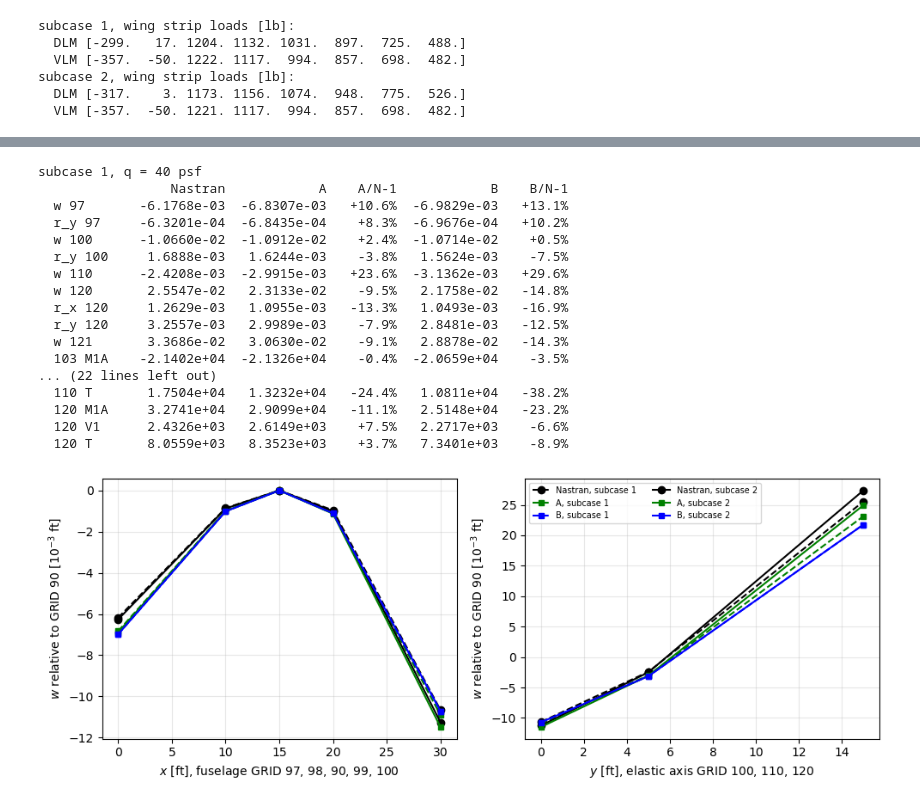
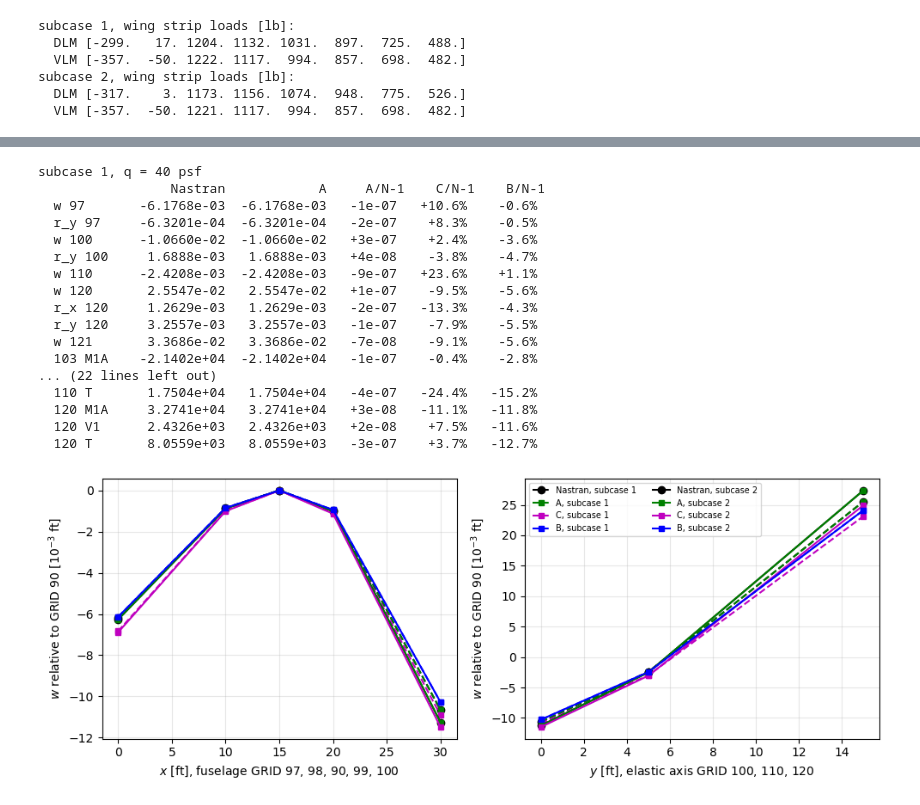
Before and after one commit to saullocastro/pyfe3d, a Jupyter notebook: doc/source/tut-inertia-relief-aircraft-ha144a.ipynb, the cells around one changed output, grey strips where cells are left out. Drawn from its saved outputs; the diff is of its cells as text; code cells hidden in the pictures.

```diff
--- a/doc/source/tut-inertia-relief-aircraft-ha144a.ipynb
+++ b/doc/source/tut-inertia-relief-aircraft-ha144a.ipynb
@@ -613,9 +727,10 @@ about the centre of gravity $C_{m,cg} = C_{m,90} + C_L (\bar{x} - 15)/c$; the
 published elastic trim is ANGLEA and ELEV of the listing (pp. 199, 201).
 # %%
 def trim(fz0, fza, fzd, q):
+    # moments of the forces at the vortex centres p0
     A = q*np.array([[fza.sum(), fzd.sum()],
-                    [(fza*(xcg - box_pts[:, 0])).sum(), (fzd*(xcg - box_pts[:, 0])).sum()]])
-    b = np.array([W - q*fz0.sum(), -q*(fz0*(xcg - box_pts[:, 0])).sum()])
+                    [(fza*(xcg - p0[:, 0])).sum(), (fzd*(xcg - p0[:, 0])).sum()]])
+    b = np.array([W - q*fz0.sum(), -q*(fz0*(xcg - p0[:, 0])).sum()])
     return np.linalg.solve(A, b)
 
 
@@ -634,7 +749,7 @@ for sc, q in Q_SC.items():
     al, de = trim(f0, fa_, fd_, q)
     FB[sc] = q*(f0 + al*fa_ + de*fd_)
     assert np.isclose(FB[sc].sum(), W, rtol=1e-12)
-    assert abs((FB[sc]*(xcg - box_pts[:, 0])).sum()) < 1e-9*W*c
+    assert abs((FB[sc]*(xcg - p0[:, 0])).sum()) < 1e-9*W*c
     alr, der = trim_nastran_rigid(q)
     print('subcase %d, q = %4.0f psf: alpha, delta [deg] VLM %7.3f %7.3f | '
           'Nastran rigid %7.3f %7.3f | Nastran elastic %7.3f %7.3f'
@@ -714,13 +832,18 @@ carries the weight of GRID 97 only.
 # %%
 resB = {}
 for sc in (1, 2):
-    out = solve_inertia_relief(model, aero_loads(FB[sc]) + fw)
+    # the forces act at the vortex centres p0, moved to the box centres
+    fa = aero_loads_spline(FB[sc], pts=p0)
+    dres = abs(resultant(model, fa, xcg_pt) - resultant_aero(FB[sc], p0)).max()
+    out = solve_inertia_relief(model, fa + fw)
     bf = bar_forces(model, out['ufull'])
     print('subcase %d: accelerations %s, |Phi^T F_tot| = %.1e lb, reactions at GRID 90 %s'
           % (sc, np.array2string(out['acc'], precision=1),
              abs(out['Phi'].T @ out['ftot']).max(), np.array2string(out['Rref'], precision=1)))
     print('  element 101: M1A = %.2e, M1B = %.6e lb ft, V1 = %.6e lb'
           % tuple(bf[101][:3]))
+    print('  |resultant transferred - resultant of the VLM forces| = %.1e' % dres)
+    assert dres < 1e-10*W*c_ref
     assert abs(out['acc']).max() < 1e-10*G_ACC
     assert abs(out['Phi'].T @ out['ftot']).max() < 1e-9*W
     assert abs(out['Rref']).max() < 1e-9*W
@@ -760,66 +889,68 @@ frows = [('103 M1A', 103, 0), ('103 M1B', 103, 1), ('103 V1', 103, 2),
          ('120 M1A', 120, 0), ('120 V1', 120, 2), ('120 T', 120, 3)]
 for sc in (1, 2):
     print('subcase %d, q = %.0f psf' % (sc, Q_SC[sc]))
-    print('  %-9s %12s %12s %8s %12s %8s' % ('', 'Nastran', 'A', 'A/N-1', 'B', 'B/N-1'))
-    uA, uB = resA[sc]['ufull'], resB[sc]['ufull']
+    print('  %-9s %12s %12s %9s %8s %8s' % ('', 'Nastran', 'A', 'A/N-1', 'C/N-1', 'B/N-1'))
+    uA, uB, uC = resA[sc]['ufull'], resB[sc]['ufull'], resC[sc]['ufull']
     for lab, g, k in rows:
         n = DISP_PUB[sc][g][k]
-        a, b = uA[DOF*idx[g] + 2 + k], uB[DOF*idx[g] + 2 + k]
-        print('  %-9s %12.4e %12.4e %+7.1f%% %12.4e %+7.1f%%' % (lab, n, a, 100*(a/n - 1),
-                                                               b, 100*(b/n - 1)))
-    bA, bB = bar_forces(model, uA), bar_forces(model, uB)
+        a, b, cc = (u_[DOF*idx[g] + 2 + k] for u_ in (uA, uB, uC))
+        print('  %-9s %12.4e %12.4e %+8.0e %+7.1f%% %+7.1f%%' % (
+            lab, n, a, a/n - 1, 100*(cc/n - 1), 100*(b/n - 1)))
+        assert abs(a/n - 1) < 1e-5
+    bA, bB, bC = (bar_forces(model, u_) for u_ in (uA, uB, uC))
     for lab, e, k in frows:
         n = BAR_PUB[sc][e][k]
         if np.isnan(n):
             continue
-        a, b = bA[e][k], bB[e][k]
-        print('  %-9s %12.4e %12.4e %+7.1f%% %12.4e %+7.1f%%' % (lab, n, a, 100*(a/n - 1),
-                                                               b, 100*(b/n - 1)))
+        a, b, cc = bA[e][k], bB[e][k], bC[e][k]
+        print('  %-9s %12.4e %12.4e %+8.0e %+7.1f%% %+7.1f%%' % (
+            lab, n, a, a/n - 1, 100*(cc/n - 1), 100*(b/n - 1)))
+        assert abs(a/n - 1) < 1e-5
 # %% [output]
 subcase 1, q = 40 psf
-                 Nastran            A    A/N-1            B    B/N-1
-  w 97       -6.1768e-03  -6.8307e-03   +10.6%  -6.9829e-03   +13.1%
-  r_y 97     -6.3201e-04  -6.8435e-04    +8.3%  -6.9676e-04   +10.2%
-  w 100      -1.0660e-02  -1.0912e-02    +2.4%  -1.0714e-02    +0.5%
-  r_y 100     1.6888e-03   1.6244e-03    -3.8%   1.5624e-03    -7.5%
-  w 110      -2.4208e-03  -2.9915e-03   +23.6%  -3.1362e-03   +29.6%
-  w 120       2.5547e-02   2.3133e-02    -9.5%   2.1758e-02   -14.8%
-  r_x 120     1.2629e-03   1.0955e-03   -13.3%   1.0493e-03   -16.9%
-  r_y 120     3.2557e-03   2.9989e-03    -7.9%   2.8481e-03   -12.5%
-  w 121       3.3686e-02   3.0630e-02    -9.1%   2.8878e-02   -14.3%
-  103 M1A    -2.1402e+04  -2.1326e+04    -0.4%  -2.0659e+04    -3.5%
+                 Nastran            A     A/N-1    C/N-1    B/N-1
+  w 97       -6.1768e-03  -6.1768e-03   -1e-07   +10.6%    -0.6%
+  r_y 97     -6.3201e-04  -6.3201e-04   -2e-07    +8.3%    -0.5%
+  w 100      -1.0660e-02  -1.0660e-02   +3e-07    +2.4%    -3.6%
+  r_y 100     1.6888e-03   1.6888e-03   +4e-08    -3.8%    -4.7%
+  w 110      -2.4208e-03  -2.4208e-03   -9e-07   +23.6%    +1.1%
+  w 120       2.5547e-02   2.5547e-02   +1e-07    -9.5%    -5.6%
+  r_x 120     1.2629e-03   1.2629e-03   -2e-07   -13.3%    -4.3%
+  r_y 120     3.2557e-03   3.2557e-03   -1e-07    -7.9%    -5.5%
+  w 121       3.3686e-02   3.3686e-02   -7e-08    -9.1%    -5.6%
+  103 M1A    -2.1402e+04  -2.1402e+04   -1e-07    -0.4%    -2.8%
 ... (22 lines left out)
-  110 T       1.7504e+04   1.3232e+04   -24.4%   1.0811e+04   -38.2%
-  120 M1A     3.2741e+04   2.9099e+04   -11.1%   2.5148e+04   -23.2%
-  120 V1      2.4326e+03   2.6149e+03    +7.5%   2.2717e+03    -6.6%
-  120 T       8.0559e+03   8.3523e+03    +3.7%   7.3401e+03    -8.9%
+  110 T       1.7504e+04   1.7504e+04   -4e-07   -24.4%   -15.2%
+  120 M1A     3.2741e+04   3.2741e+04   +3e-08   -11.1%   -11.8%
+  120 V1      2.4326e+03   2.4326e+03   +2e-08    +7.5%   -11.6%
+  120 T       8.0559e+03   8.0559e+03   -3e-07    +3.7%   -12.7%
 # %%
 fig, axes = plt.subplots(1, 2, figsize=(10, 3.8))
 fus = [97, 98, 90, 99, 100]
 xf = [GRIDS[g][0] for g in fus]
 wingg = [100, 110, 120]
 yw_ = [GRIDS[g][1] for g in wingg]
 for sc, ls in ((1, '--'), (2, '-')):
     pub = [0. if g == 90 else DISP_PUB[sc][g][0] for g in fus]
     axes[0].plot(xf, 1e3*np.array(pub), 'k' + ls + 'o', label='Nastran, subcase %d' % sc)
     axes[1].plot(yw_, 1e3*np.array([DISP_PUB[sc][g][0] for g in wingg]), 'k' + ls + 'o',
                  label='Nastran, subcase %d' % sc)
-    for res, col, lab in ((resA, 'g', 'A'), (resB, 'b', 'B')):
+    for res, col, lab in ((resA, 'g', 'A'), (resC, 'm', 'C'), (resB, 'b', 'B')):
         u = res[sc]['ufull']
         axes[0].plot(xf, 1e3*u[[DOF*idx[g] + 2 for g in fus]], col + ls + 's', ms=4,
                      label='%s, subcase %d' % (lab, sc))
         axes[1].plot(yw_, 1e3*u[[DOF*idx[g] + 2 for g in wingg]], col + ls + 's', ms=4,
                      label='%s, subcase %d' % (lab, sc))
 axes[0].set_xlabel('$x$ [ft], fuselage GRID 97, 98, 90, 99, 100')
 axes[1].set_xlabel('$y$ [ft], elastic axis GRID 100, 110, 120')
 for ax in axes:
     ax.set_ylabel('$w$ relative to GRID 90 [10$^{-3}$ ft]')
     ax.grid(True, alpha=0.3)
 axes[1].legend(fontsize=7, ncol=2)
 plt.tight_layout()
 plt.show()
 # %% [output]
-[figure, old version]
+[figure, new version]
 # %% [markdown]
 Summary
 ---
```
Also changed, not shown: parts of 17 cells of this notebook, 10 other files.
